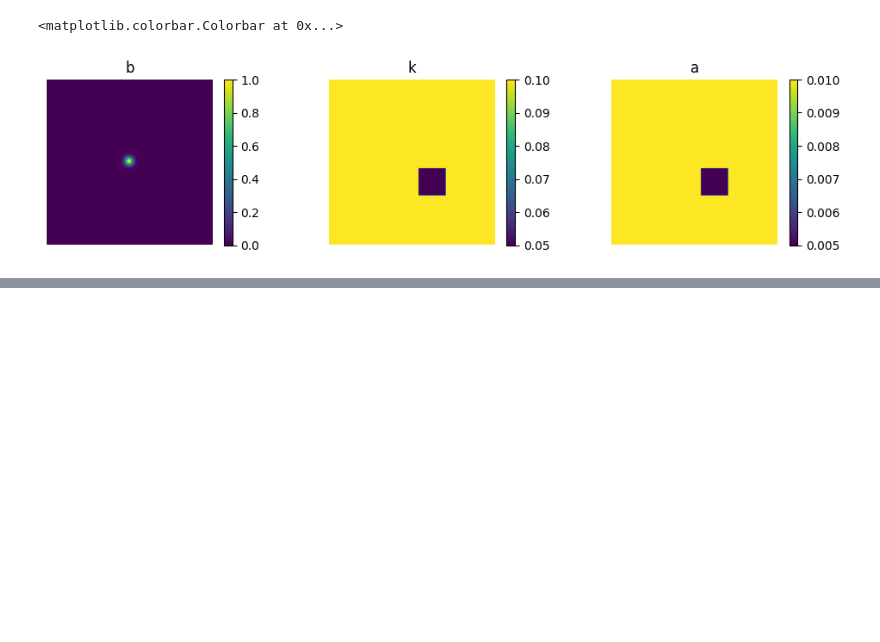
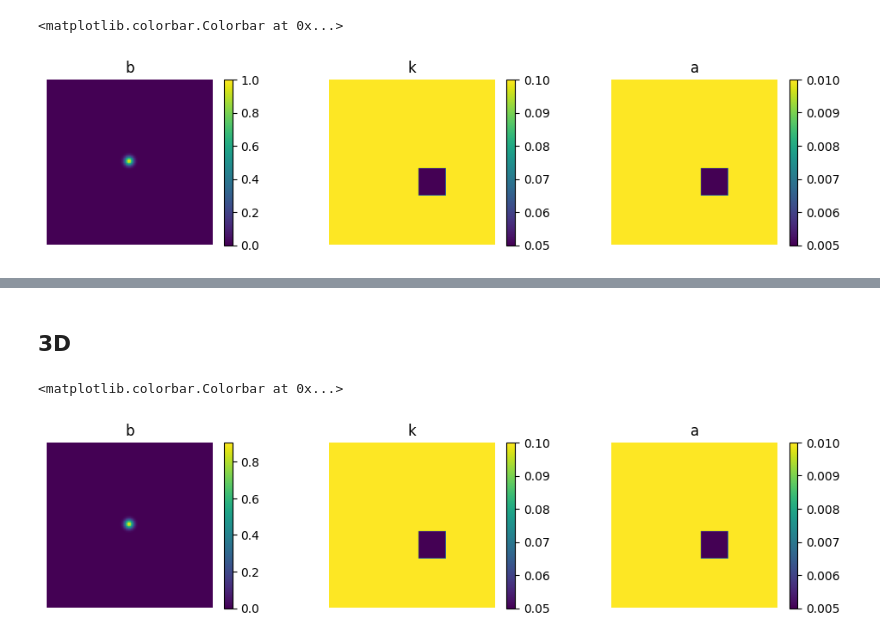
Before and after one commit to aarentai/Ultrasound-Tfno-MIDL, a Jupyter notebook: OperatorSolver.ipynb, the cells around one changed output, grey strips where cells are left out. Cells and saved outputs as stored; diff of their text form; code cells hidden in the pictures; blank space fills up the shorter version.

```diff
--- a/OperatorSolver.ipynb
+++ b/OperatorSolver.ipynb
@@ -49,3 +115,46 @@ plt.colorbar()
+# %% [markdown]
+## 3D
+# %%
+size, h = 128, 1
+xx, yy, zz = fw.meshgrid(fw.linspace(1,size,size), fw.linspace(1,size,size), fw.linspace(1,size,size), indexing='ij')
+b = fw.exp(-((xx-size//2)**2+(yy-size//2)**2+(zz-size//2)**2)/(2*5))
+k = fw.ones_like(b)
+k[round(size/2)+5:round(size*2/3)+5, round(size/2)+5:round(size*2/3)+5] = 0.5
+a = k*0.01
+k = k*0.1
+# k = omega**2/c**2
+# a = delta*omega**3/c**4
+
+plt.figure(figsize=(12,2.5))
+plt.subplot(1,3,1)
+plt.title('b')
+if fw_name=='torch':
+    plt.imshow(b[..., size//2].cpu())
+else:
+    plt.imshow(b[..., size//2])
+plt.axis('off')
+plt.colorbar()
+
+plt.subplot(1,3,2)
+plt.title('k')
+if fw_name=='torch':
+    plt.imshow(k[..., size//2].cpu())
+else:
+    plt.imshow(k[..., size//2])
+plt.axis('off')
+plt.colorbar()
+
+plt.subplot(1,3,3)
+plt.title('a')
+if fw_name=='torch':
+    plt.imshow(a[..., size//2].cpu())
+else:
+    plt.imshow(a[..., size//2])
+plt.axis('off')
+plt.colorbar()
+# %% [output]
+<matplotlib.colorbar.Colorbar at 0x...>
+[figure, added]
 # %%
 '''helmholtz solver'''
 # Ab = A_helmholtz(b, k, h)
```
Also changed, not shown: parts of 7 cells of this notebook, 1 other file.
